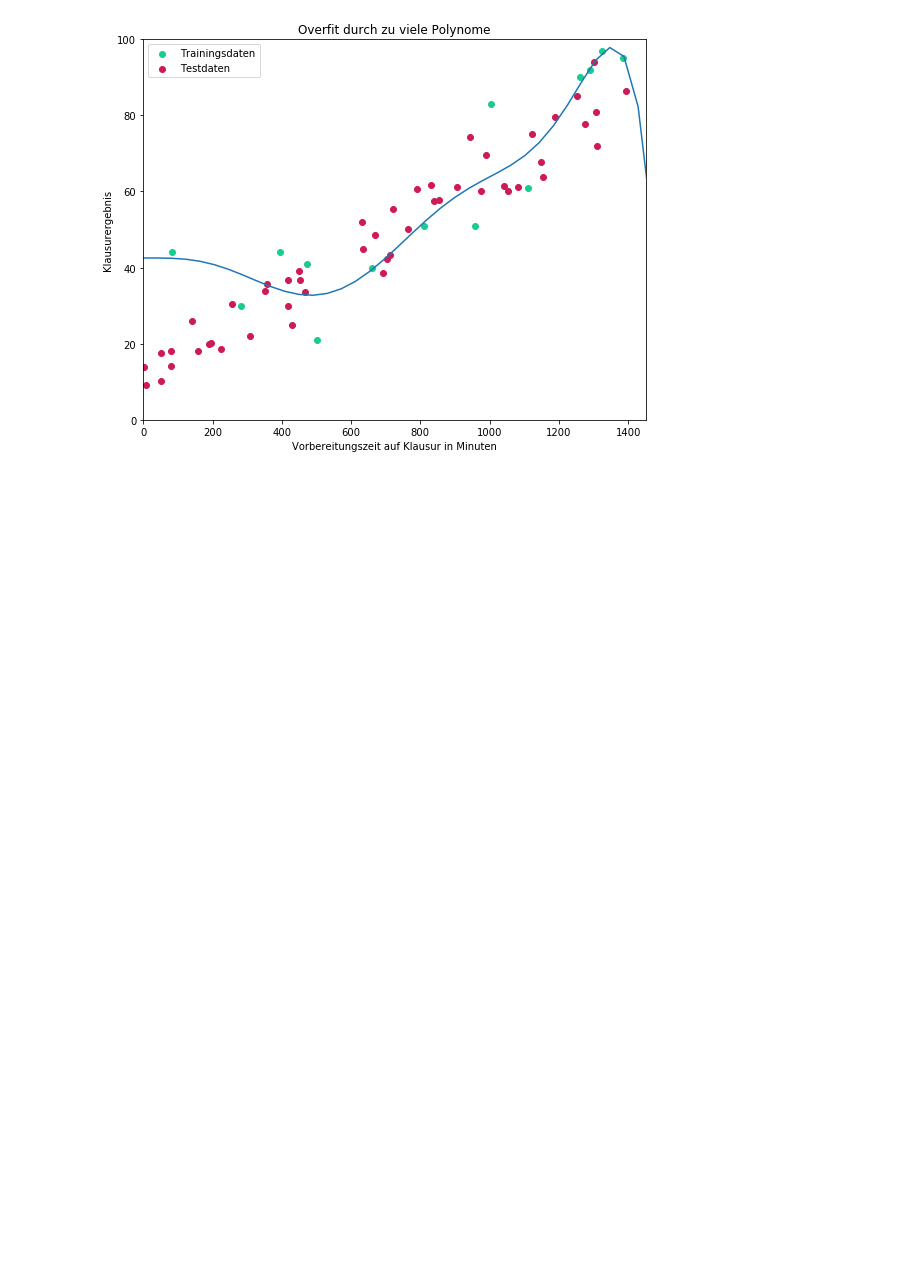
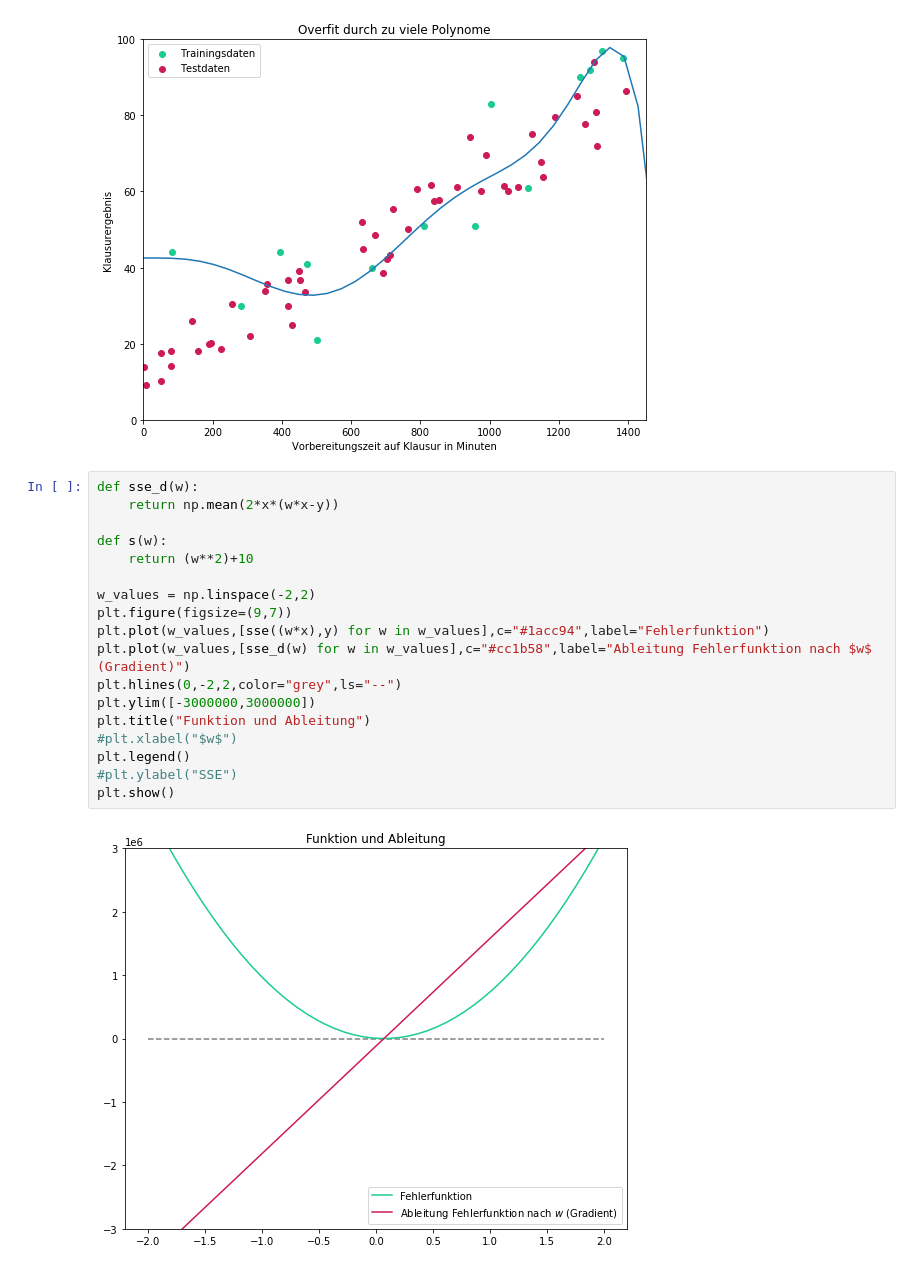
Before and after one commit to fullstack-ml-academy/full-stack-machine-learning, a Jupyter notebook: notepads/11 - Lineare Methoden/LPR - Lineare- und Polynomiale Regression.ipynb, the cells around one changed output. Saved outputs shown, nothing was run; the diff lists cells and outputs as text; blank space fills up the shorter version.

```diff
--- a/notepads/11 - Lineare Methoden/LPR - Lineare- und Polynomiale Regression.ipynb
+++ b/notepads/11 - Lineare Methoden/LPR - Lineare- und Polynomiale Regression.ipynb
@@ -140,3 +140,23 @@ plt.legend()
 plt.show()
 # %% [output]
 [figure]
+# %%
+def sse_d(w):
+    return np.mean(2*x*(w*x-y))
+
+def s(w):
+    return (w**2)+10
+
+w_values = np.linspace(-2,2)
+plt.figure(figsize=(9,7))
+plt.plot(w_values,[sse((w*x),y) for w in w_values],c="#1acc94",label="Fehlerfunktion")
+plt.plot(w_values,[sse_d(w) for w in w_values],c="#cc1b58",label="Ableitung Fehlerfunktion nach $w$ (Gradient)")
+plt.hlines(0,-2,2,color="grey",ls="--")
+plt.ylim([-3000000,3000000])
+plt.title("Funktion und Ableitung")
+#plt.xlabel("$w$")
+plt.legend()
+#plt.ylabel("SSE")
+plt.show()
+# %% [output]
+[figure, added]
```
Also changed, not shown: parts of 1 cell of this notebook, 5 other files.
